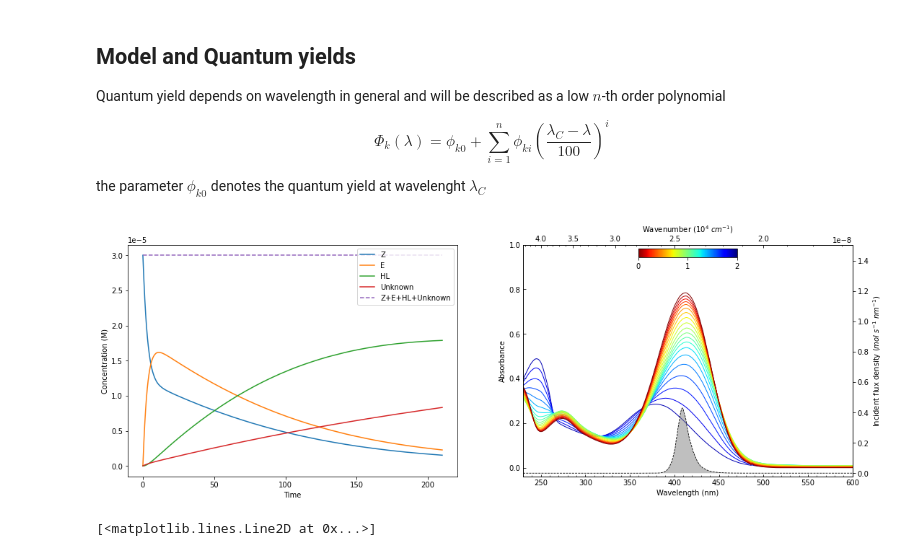
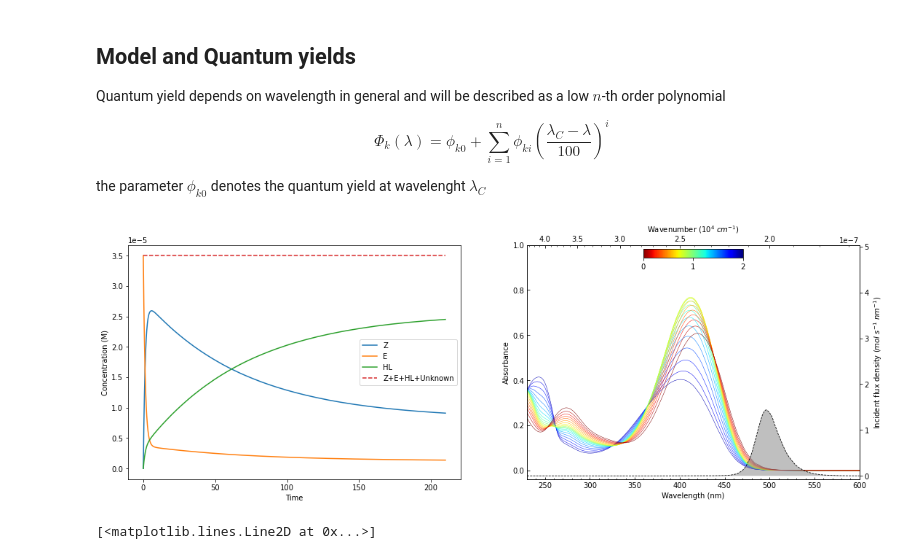
Before and after one commit to dmadea/Jupyter-Tutorials, a Jupyter notebook: Photoreaction kinetics/Simulation-general.ipynb, the cells around one changed output. Drawn from its saved outputs; the diff is of its cells as text; code cells hidden in the pictures.

```diff
--- a/Photoreaction kinetics/Simulation-general.ipynb
+++ b/Photoreaction kinetics/Simulation-general.ipynb
@@ -111,11 +111,11 @@ from numba import njit, jit
 ## Spectra
 # %%
 # load experimental epsilons
-fname = 'fit-A.csv'
+fname = 'eps.txt'
 # fname2 = 'epsilons251-559-new.txt'
-eps = np.loadtxt(fname, delimiter=',', dtype=np.float64, skiprows=1)
+eps = np.loadtxt(fname, delimiter='\t', dtype=np.float64, skiprows=1)
 
-wavelengths = eps[:, 0] + 230
+wavelengths = eps[:, 0]
 ST = eps[:, 1:].T  # ST is a matrix of n x w
 
 # ST = ST[:-1]
@@ -346,12 +346,12 @@ C = np.zeros((t, n))  # define concentration matrix with dimensions t x n.
 
 
 
-Phi_ZE = 0.25
-Phi_EZ = 0.25
-Phi_EHL = 0.02
-Phi_HLE = 0.003
-Phi_HLD = 0.005
-Phi_ZD = 0.005
+Phi_ZE = 0.15
+Phi_EZ = 0.35
+Phi_EHL = 0.05
+Phi_HLE = 0.05
+Phi_HLD = 0.00
+Phi_ZD = 0.00
 
 # Phi_ZE = Phi([0.62], 400, wavelengths)
 # Phi_EZ = Phi([0.1], 400, wavelengths)
@@ -374,14 +374,14 @@ Phi_ZD = 0.005
 
 _0 = np.zeros(wavelengths.shape) if isinstance(Phi_ZE, np.ndarray) else 0
 
-# K = np.asarray([[-Phi_ZE, Phi_EZ, _0],
-#                 [Phi_ZE, -Phi_EZ - Phi_EHL , Phi_HLE],
-#                 [_0,  Phi_EHL, - Phi_HLE]])
+K = np.asarray([[-Phi_ZE, Phi_EZ, _0],
+                [Phi_ZE, -Phi_EZ - Phi_EHL , Phi_HLE],
+                [_0,  Phi_EHL, - Phi_HLE]])
 
-K = np.asarray([[-Phi_ZE - Phi_ZD, Phi_EZ, _0, _0],
-                [Phi_ZE, -Phi_EZ - Phi_EHL , Phi_HLE, _0],
-                [_0,  Phi_EHL, - Phi_HLE - Phi_HLD, _0],
-                [Phi_ZD,  _0, Phi_HLD, _0]])
+# K = np.asarray([[-Phi_ZE - Phi_ZD, Phi_EZ, _0, _0],
+#                 [Phi_ZE, -Phi_EZ - Phi_EHL , Phi_HLE, _0],
+#                 [_0,  Phi_EHL, - Phi_HLE - Phi_HLD, _0],
+#                 [Phi_ZD,  _0, Phi_HLD, _0]])
 
 if isinstance(Phi_ZE, np.ndarray):
     K = np.transpose(K, (2, 0, 1))
@@ -398,13 +398,13 @@ if isinstance(Phi_ZE, np.ndarray):
 
 # cProfile.run('simulate(5e-5, 4, [c0, 0, 0], ST, K, times, wavelengths, l=1, I_source=I_source, w_irr=None)')
 
-I_source = LED_405
+I_source = LED_490
 
-c0 = 3e-5
+c0 = 3.5e-5
 w_irr = None
-q0 = 8e-8
+q0 = 500e-8
 
-C = simulate(q0, 0.003, [c0, 0, 0, 0], ST, K, times, wavelengths, l=1, I_source=I_source, w_irr=w_irr)
+C = simulate(q0, 0.003, [0, c0, 0], ST, K, times, wavelengths, l=1, I_source=I_source, w_irr=w_irr)
 
 
 # # q_rel = _calc_q_rel(ST, C, wavelengths, I_source=I_source)
@@ -432,7 +432,7 @@ ax1 = plt.subplot(2, 2, 2)
 
 cmap = cm.get_cmap('jet_r', D.shape[0])
 for i in reversed(range(0, t, 10)):
-    ax1.plot(wavelengths, D[i], color=cmap(i), lw=1)
+    ax1.plot(wavelengths, D[i], color=cmap(i), lw=0.5)
 
 # color=cmap(i/(D.shape[0]-1))
 
@@ -488,34 +488,34 @@ plt.colorbar(sm, cax=cbaxes, ticks=[0.,1, 2], orientation='horizontal')
 # plt.legend()
 
 if isinstance(Phi_ZE, np.ndarray):
     plt.subplot(2, 2, 4)
 
     plt.plot(wavelengths, Phi_ZE, label="$\Phi_{ZE}$")
     plt.plot(wavelengths, Phi_EZ, label="$\Phi_{EZ}$")
     plt.plot(wavelengths, Phi_ZHL, label="$\Phi_{ZHL}$")
     plt.plot(wavelengths, Phi_HLZ, label="$\Phi_{HLZ}$")
     # plt.plot(wavelengths, Phi_HL, label="$\Phi_{HL-decay}$")
 
     plt.yscale('log')
 
     plt.xlabel('Wavelength')
     plt.ylabel('$\Phi$')
     plt.legend()
 
 
 plt.show()
 
 # fname='Z_cut470.txt'
 # delimiter = '\t'
 
 # mat = np.vstack((wavelengths, D))
 # buffer = delimiter + delimiter.join(f"{num}" for num in times) + '\n'
 # buffer += '\n'.join(delimiter.join(f"{num}" for num in row) for row in mat.T)
 
 # with open(fname, 'w', encoding='utf8') as f:
 #     f.write(buffer)
 # %% [output]
-[figure, old version]
+[figure, new version]
 # %%
 norm = C[:, [0, 1]] / np.max(C[:, [0, 1]], axis=0)
 
```
Also changed, not shown: parts of 2 cells of this notebook, 2 other files.
